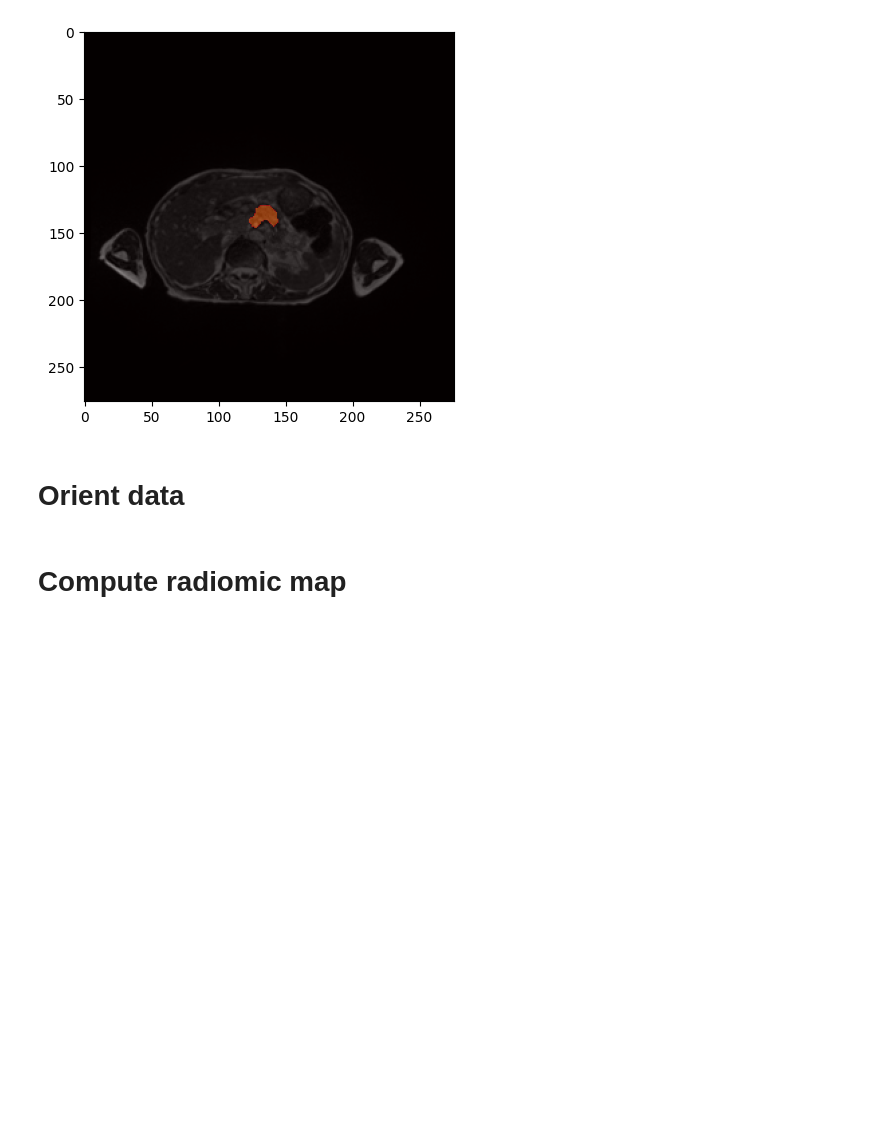
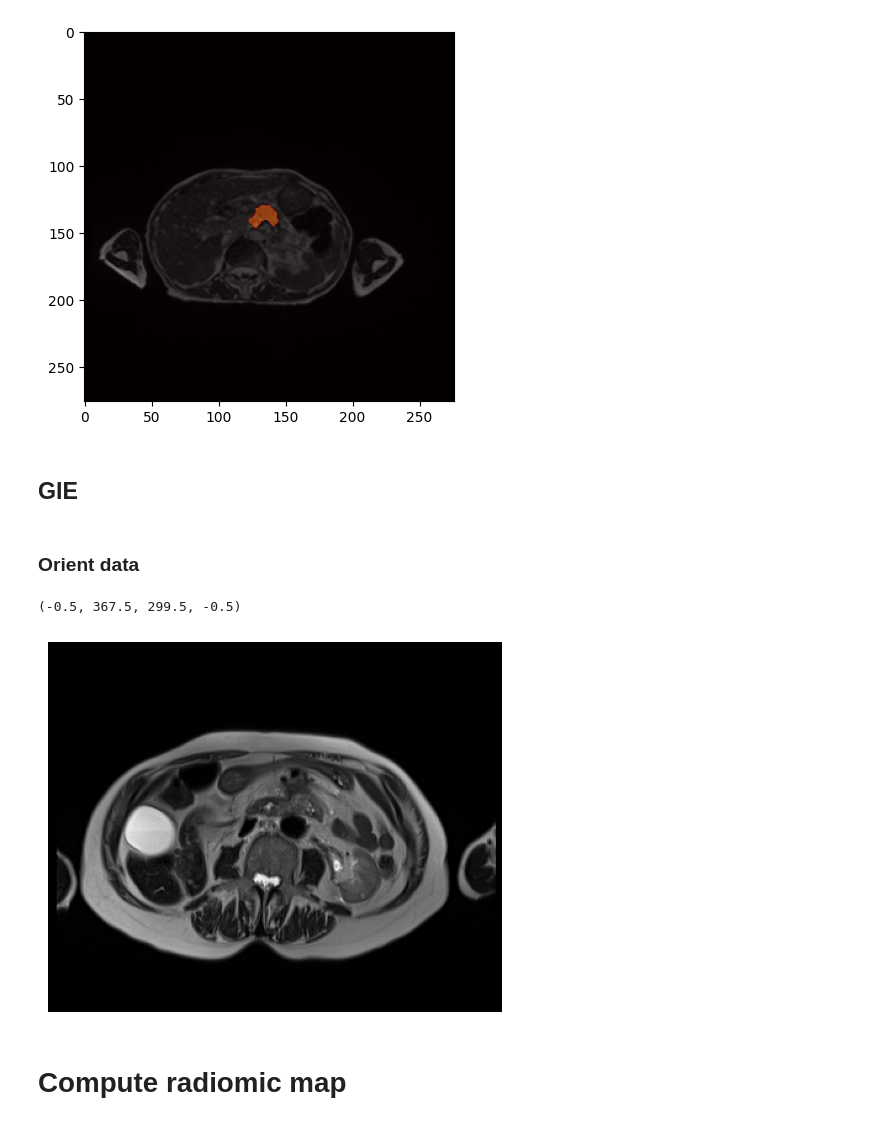
Before and after one commit to ftach/delta-rad, a Jupyter notebook: rad_maps/test.ipynb, the cells around one changed output. Drawn from its saved outputs; the diff is of its cells as text; code cells hidden in the pictures; blank space fills up the shorter version.

```diff
--- a/rad_maps/test.ipynb
+++ b/rad_maps/test.ipynb
@@ -28,8 +29,10 @@ plt.imshow(mask[:, :, 40], vmin=0, vmax=2, cmap='hot', alpha=.5)
 # %% [output]
 <matplotlib.image.AxesImage at 0x...>
 [figure]
+# %% [markdown]
+## GIE
 # %% [markdown]
-# Orient data
+### Orient data
 # %%
 
 mask = sitk.ReadImage('/home/tachennf/Documents/delta-rad/rad_maps/Patient50_IRM_simu_GIE.nii') # /home/tachennf/Documents/delta-rad/rad_maps/Patient50_IRM_simu_GIE.nii
@@ -37,6 +40,13 @@ mask_array = sitk.GetArrayFromImage(mask)
 mask_array = np.transpose(mask_array, (0, 2, 1))# orient GTV in the right direction
 mask = sitk.GetImageFromArray(mask_array)
 sitk.WriteImage(mask, '/home/tachennf/Documents/delta-rad/rad_maps/Patient50_IRM_simu_GIE.nii')
+# %%
+img = sitk.ReadImage('/home/tachennf/Documents/delta-rad/rad_maps/Patient50_IRM_simu_GIE.nii') # /home/tachennf/Documents/delta-rad/rad_maps/Patient50_IRM_simu.nii
+plt.imshow(sitk.GetArrayFromImage(img)[5, :, :], cmap='gray')
+plt.axis('off')
+# %% [output]
+(-0.5, 367.5, 299.5, -0.5)
+[figure, added]
 # %% [markdown]
 # Compute radiomic map
 # %% [markdown]
```
Also changed, not shown: parts of 1 cell of this notebook, 2 other files.
